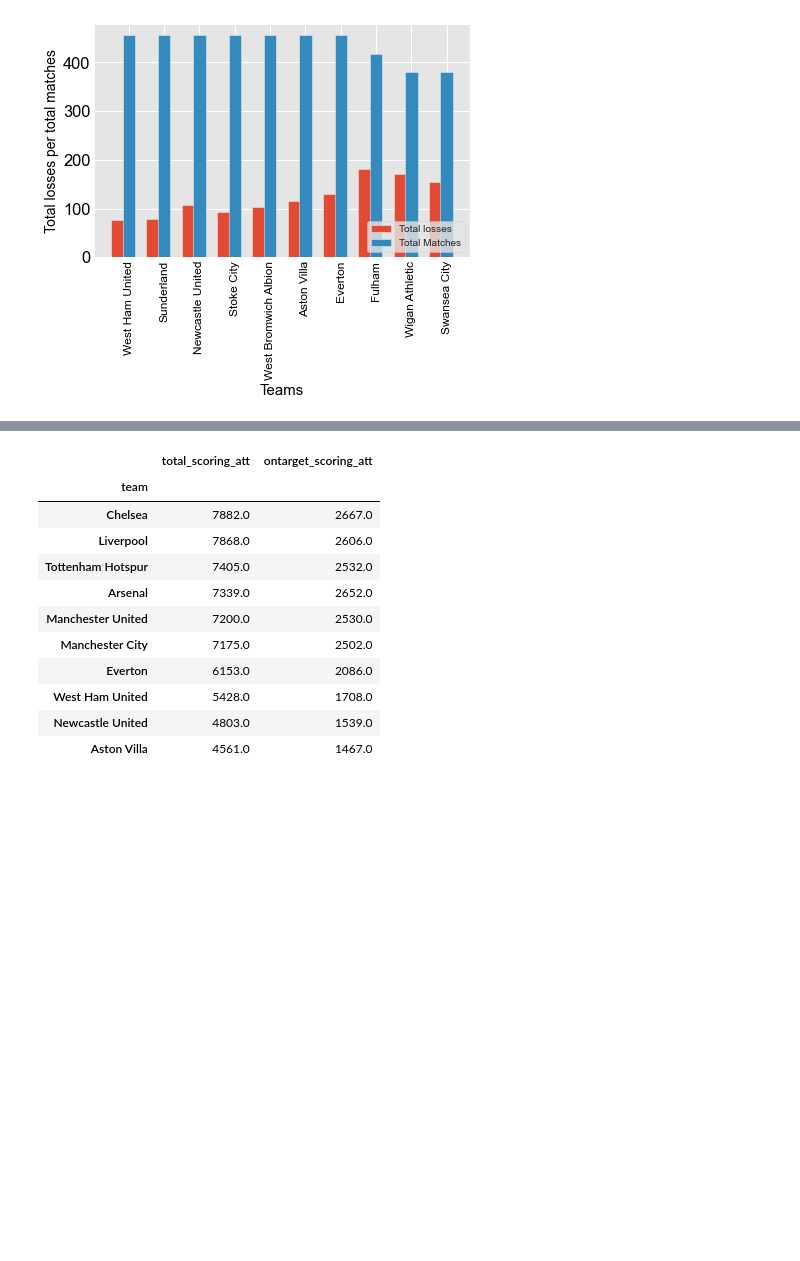
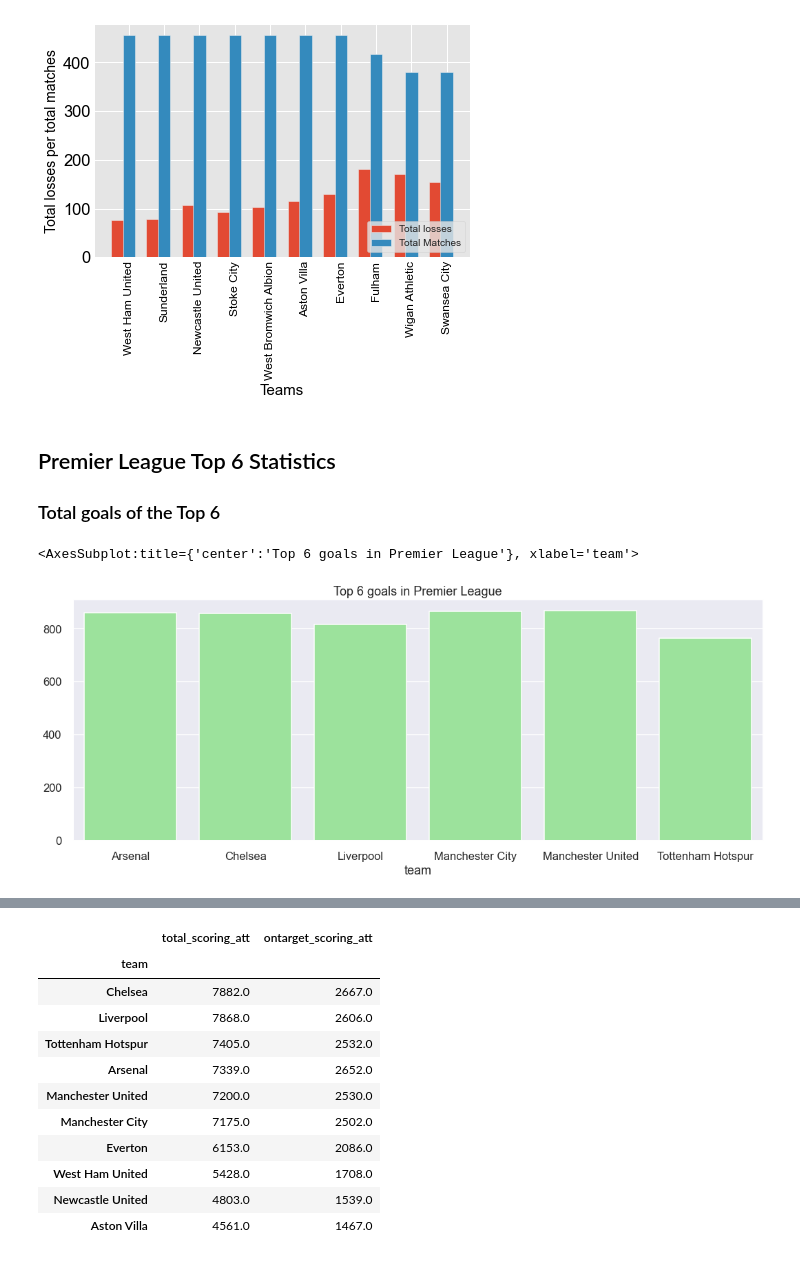
Before and after one commit to elironkryeziu/data_processing, a Jupyter notebook: premier-league.ipynb, the cells around one changed output, grey strips where cells are left out. Saved outputs shown, nothing was run; the diff lists cells and outputs as text; code cells hidden in the pictures; blank space fills up the shorter version.

```diff
--- a/premier-league.ipynb
+++ b/premier-league.ipynb
@@ -395,3 +445,17 @@ plt.legend(loc = 4, prop = {'size': 10})
 plt.show()
 # %% [output]
 [figure]
+# %% [markdown]
+## Premier League Top 6 Statistics
+
+### Total goals of the Top 6
+# %%
+top6 = ['Tottenham Hotspur','Manchester United', 'Liverpool', 'Manchester City', 'Arsenal', 'Chelsea']
+top6df = df[df.team.isin(top6)]
+plt.figure(figsize=(16,6))
+teams =  top6df.groupby('team')['goals'].sum()
+plt.title('Top 6 goals in Premier League')
+sns.barplot(x=teams[:10].keys(), y=teams[:10].values, color="lightgreen")
+# %% [output]
+<AxesSubplot:title={'center':'Top 6 goals in Premier League'}, xlabel='team'>
+[figure, added]
```
Also changed, not shown: parts of 19 cells of this notebook.
